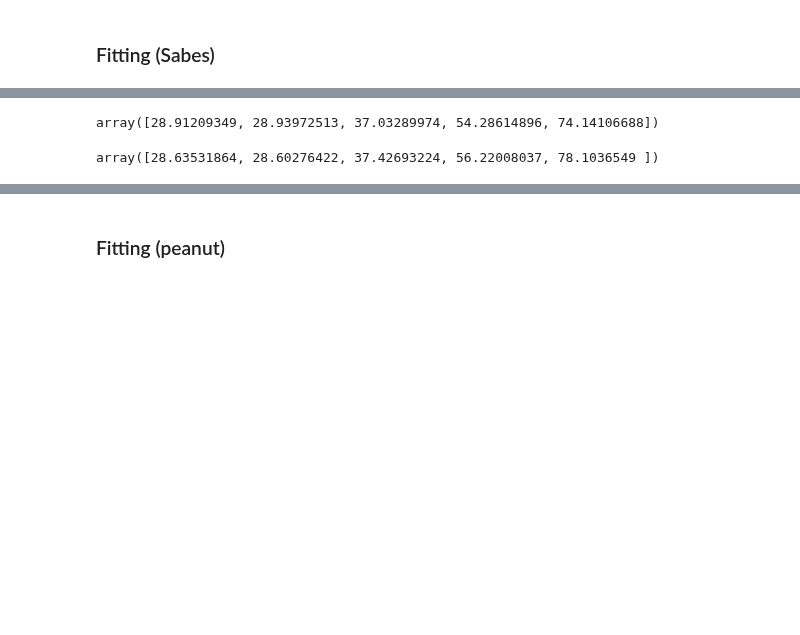
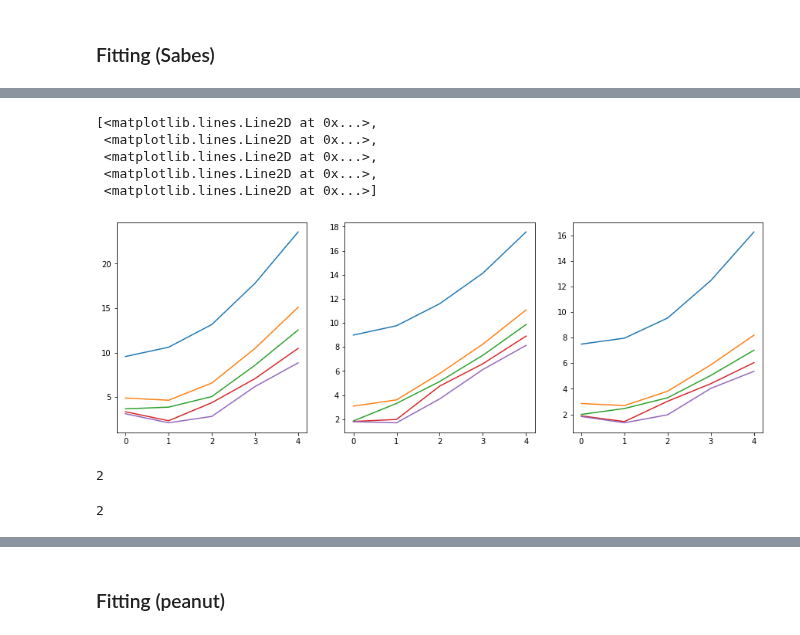
Before and after one commit to BouchardLab/FCCA_analysis, a Jupyter notebook: notebooks/final/Fig2.ipynb, the cells around one changed output, grey strips where cells are left out. Saved outputs shown, nothing was run; the diff lists cells and outputs as text; code cells hidden in the pictures; blank space fills up the shorter version.

```diff
--- a/notebooks/final/Fig2.ipynb
+++ b/notebooks/final/Fig2.ipynb
@@ -214,8 +98,17 @@ np.mean(etest_M1[0], axis=0).shape
+# %%
+# Plot for each data file the average across var order
+fig, ax = plt.subplots(1, 3, figsize=(15, 5))
+ax[0].plot(np.mean(etrain[0, ...], axis=0))
+ax[1].plot(np.mean(etrain[1, ...], axis=0))
+ax[2].plot(np.mean(etrain[2, ...], axis=0))
+# %% [output]
+[<matplotlib.lines.Line2D at 0x...>,
+ <matplotlib.lines.Line2D at 0x...>,
+ <matplotlib.lines.Line2D at 0x...>,
+ <matplotlib.lines.Line2D at 0x...>,
+ <matplotlib.lines.Line2D at 0x...>]
+[figure, added]
 # %%
-np.sum(np.mean(etest_M1[0], axis=0), axis=1)
+np.argmin(np.sum(etest[0, :, -1, :], axis=1))
 # %% [output]
-array([28.91209349, 28.93972513, 37.03289974, 54.28614896, 74.14106688])
+2
-# %%
-np.sum(np.mean(etest_jointM1[0], axis=0), axis=1)
-# %% [output]
-array([28.63531864, 28.60276422, 37.42693224, 56.22008037, 78.1036549 ])
@@ -227,0 +115,4 @@ array([28.63531864, 28.60276422, 37.42693224, 56.22008037, 78.1036549 ])
+# %%
+np.argmin(np.sum(etest[2, :, -1, :], axis=1))
+# %% [output]
+2
```
Also changed, not shown: parts of 42 cells of this notebook, 5 other files.
